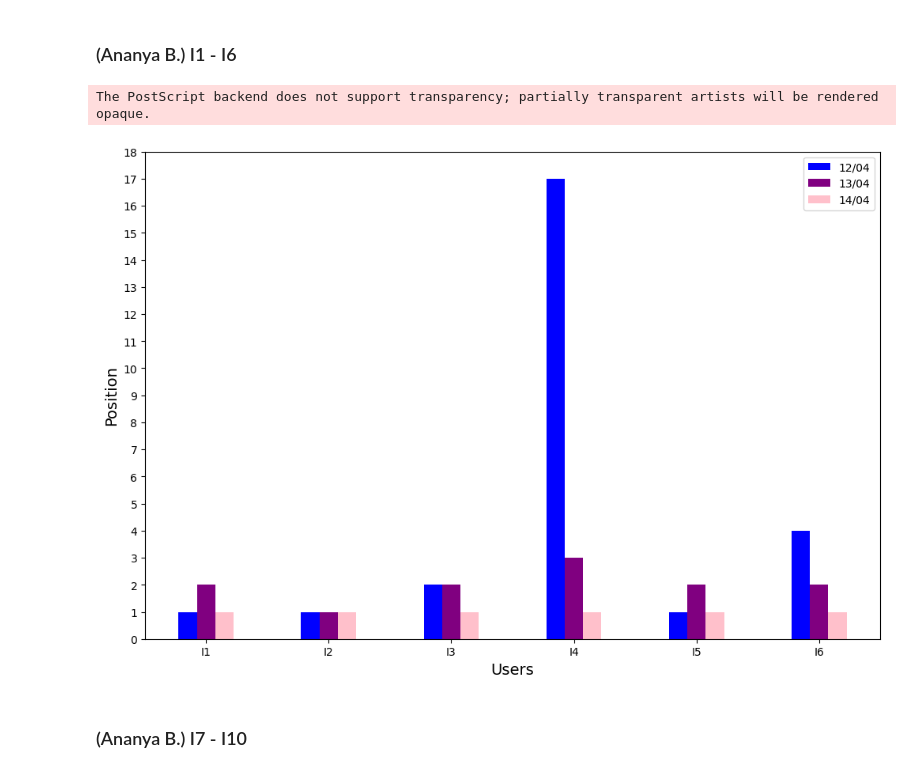
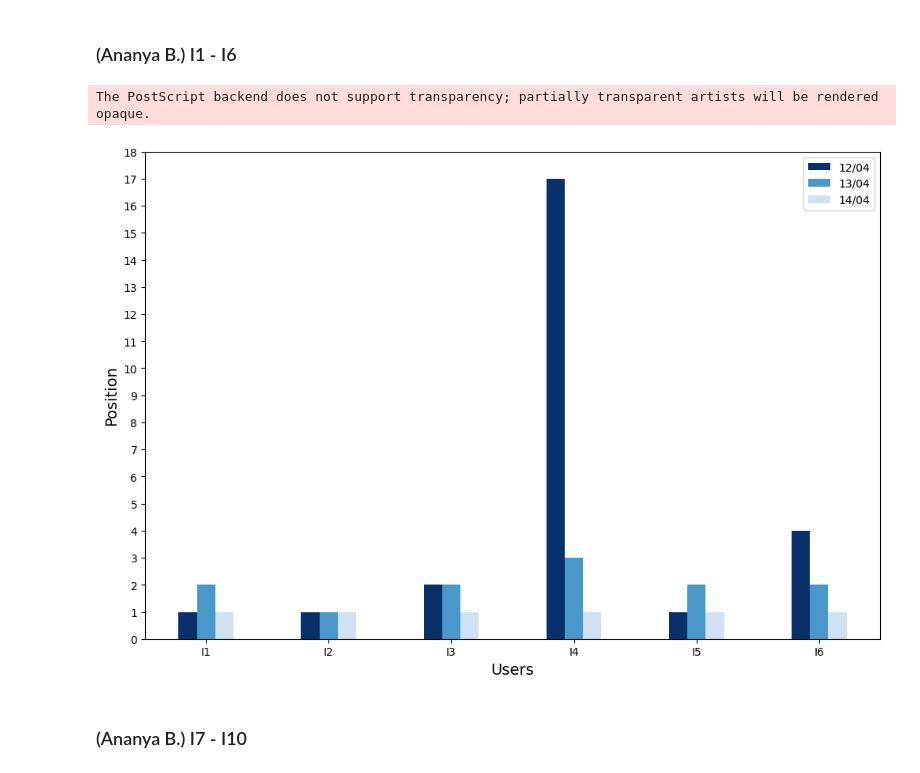
Before and after one commit to iamluirio/echo-chambers-news-aggregators, a Jupyter notebook: Code analysis/Analysis/positionalUser_analysis.ipynb, the cells around one changed output. Saved outputs shown, nothing was run; the diff lists cells and outputs as text; code cells hidden in the pictures.

```diff
--- a/Code analysis/Analysis/positionalUser_analysis.ipynb
+++ b/Code analysis/Analysis/positionalUser_analysis.ipynb
@@ -22,38 +22,41 @@ import numpy as np
 firstDay = [1, 1, 2, 17, 1, 4]
 secondDay = [2, 1, 2, 3, 2, 2]
 thirdDay = [1, 1, 1, 1, 1, 1]
 x = np.arange(len(firstDay))  # x-axis values
 
 # Set bar width
 bar_width = 0.15
 
 # Create the plot
 fig, ax = plt.subplots(figsize=(12, 8))  # set the figure size to 12x8
-ax.bar(x - bar_width, firstDay, bar_width, label='12/04', color='blue')
-ax.bar(x, secondDay, bar_width, label='13/04', color='purple')
-ax.bar(x + bar_width, thirdDay, bar_width, label='14/04', color='pink')
+colormap = plt.get_cmap('Blues')  # Choose the colormap
+colors = [colormap(i) for i in np.linspace(0.2, 1, 3)][::-1]  # Generate 3 colors from the colormap starting at 0.2 and reverse the order
+
+ax.bar(x - bar_width, firstDay, bar_width, label='12/04', color=colors[0])
+ax.bar(x, secondDay, bar_width, label='13/04', color=colors[1])
+ax.bar(x + bar_width, thirdDay, bar_width, label='14/04', color=colors[2])
 
 # Set the x-axis labels and ticks
 ax.set_xticks(x)
 ax.set_xticklabels(['I1', 'I2', 'I3', 'I4', 'I5', 'I6'])
 ax.set_xlabel('Users', fontsize=14)
 ax.set_ylabel('Position', fontsize=14)
 
 # Set the legend position
 ax.legend(loc='upper right')
 
 # Set only natural numbers in the Y-axis
 ax.set_ylim([0, 18])
 ax.yaxis.set_ticks(np.arange(0, 19, 1))
 
 # Saving as eps plot image
-plt.savefig('I1-I6.eps', format='eps')
+plt.savefig('fig_8_a.eps', format='eps')
 
 # Show the plot
 plt.show()
 # %% [output]
 The PostScript backend does not support transparency; partially transparent artists will be rendered opaque.
-[figure, old version]
+[figure, new version]
 # %% [markdown]
 ### (Ananya B.) I7 - I10
 # %%
```
Also changed, not shown: parts of 2 cells of this notebook, 1 other file.
